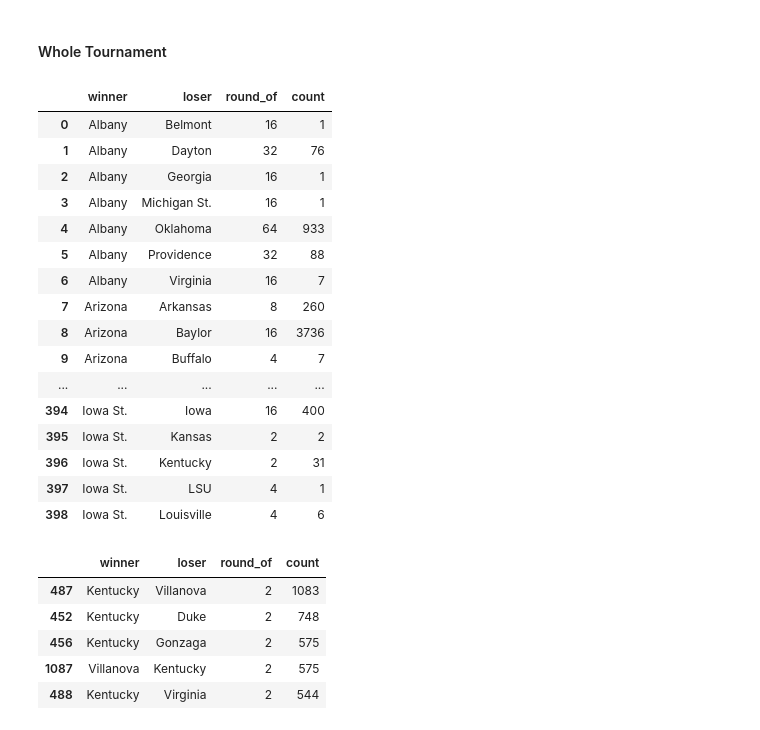
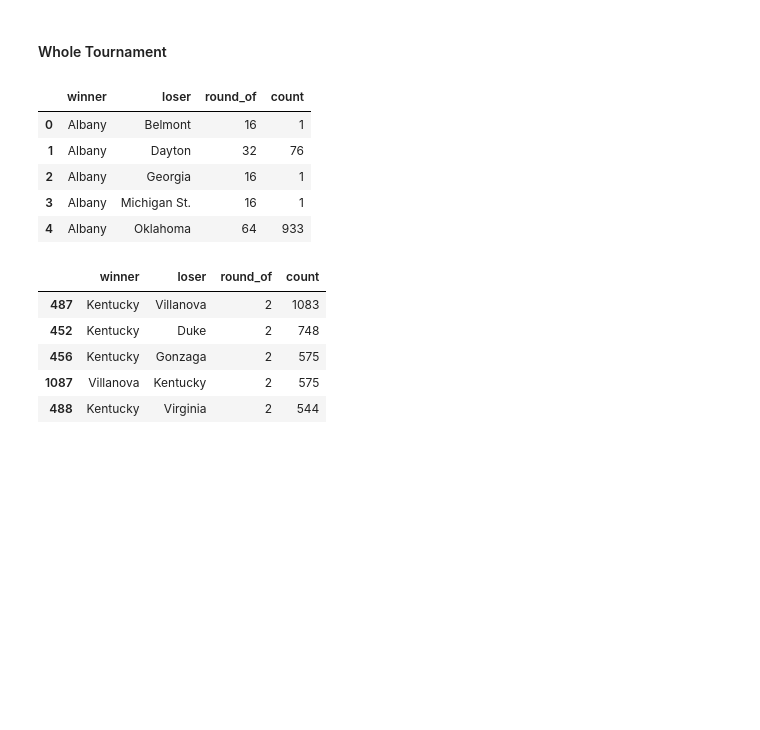
Before and after one commit to micahlanier/bayesket-ball, a Jupyter notebook: src/model/tournament_simulations.ipynb, the cells around one changed output. Drawn from its saved outputs; the diff is of its cells as text; code cells hidden in the pictures; blank space fills up the shorter version.

Commit message:
Added more Monte Carlo tournament sim info

```diff
--- a/src/model/tournament_simulations.ipynb
+++ b/src/model/tournament_simulations.ipynb
@@ -16,7 +16,7 @@ import game_predictions
 
 # Library settings.
 % matplotlib inline
-pd.set_option('display.max_rows', 1500)
+pd.set_option('display.max_rows', 100)
 pd.set_option('display.max_columns', 200)
 # %%
 # Paths.
@@ -221,25 +237,14 @@ mh_final_four_outcomes
 # Simulate matchups and outcomes.
 slice_mc_tournament_matchups, slice_mc_tournament_outcomes = game_predictions.simulate_tournament(tournament_bracket, pre_tournament_stats, features, deterministic=False, coef_trace=slice_trace)
 # %%
-slice_mc_tournament_matchups
+slice_mc_tournament_matchups.head()
 # %% [output]
 |  | winner | loser | round_of | count |
 | 0 | Albany | Belmont | 16 | 1 |
 | 1 | Albany | Dayton | 32 | 76 |
 | 2 | Albany | Georgia | 16 | 1 |
 | 3 | Albany | Michigan St. | 16 | 1 |
 | 4 | Albany | Oklahoma | 64 | 933 |
-| 5 | Albany | Providence | 32 | 88 |
-| 6 | Albany | Virginia | 16 | 7 |
-| 7 | Arizona | Arkansas | 8 | 260 |
-| 8 | Arizona | Baylor | 16 | 3736 |
-| 9 | Arizona | Buffalo | 4 | 7 |
-| ... | ... | ... | ... | ... |
-| 394 | Iowa St. | Iowa | 16 | 400 |
-| 395 | Iowa St. | Kansas | 2 | 2 |
-| 396 | Iowa St. | Kentucky | 2 | 31 |
-| 397 | Iowa St. | LSU | 4 | 1 |
-| 398 | Iowa St. | Louisville | 4 | 6 |
 # %%
 slice_mc_tournament_matchups[slice_mc_tournament_matchups.round_of == 2].sort('count', ascending=False).head()
 # %% [output]
```
Also changed, not shown: parts of 27 cells of this notebook.
